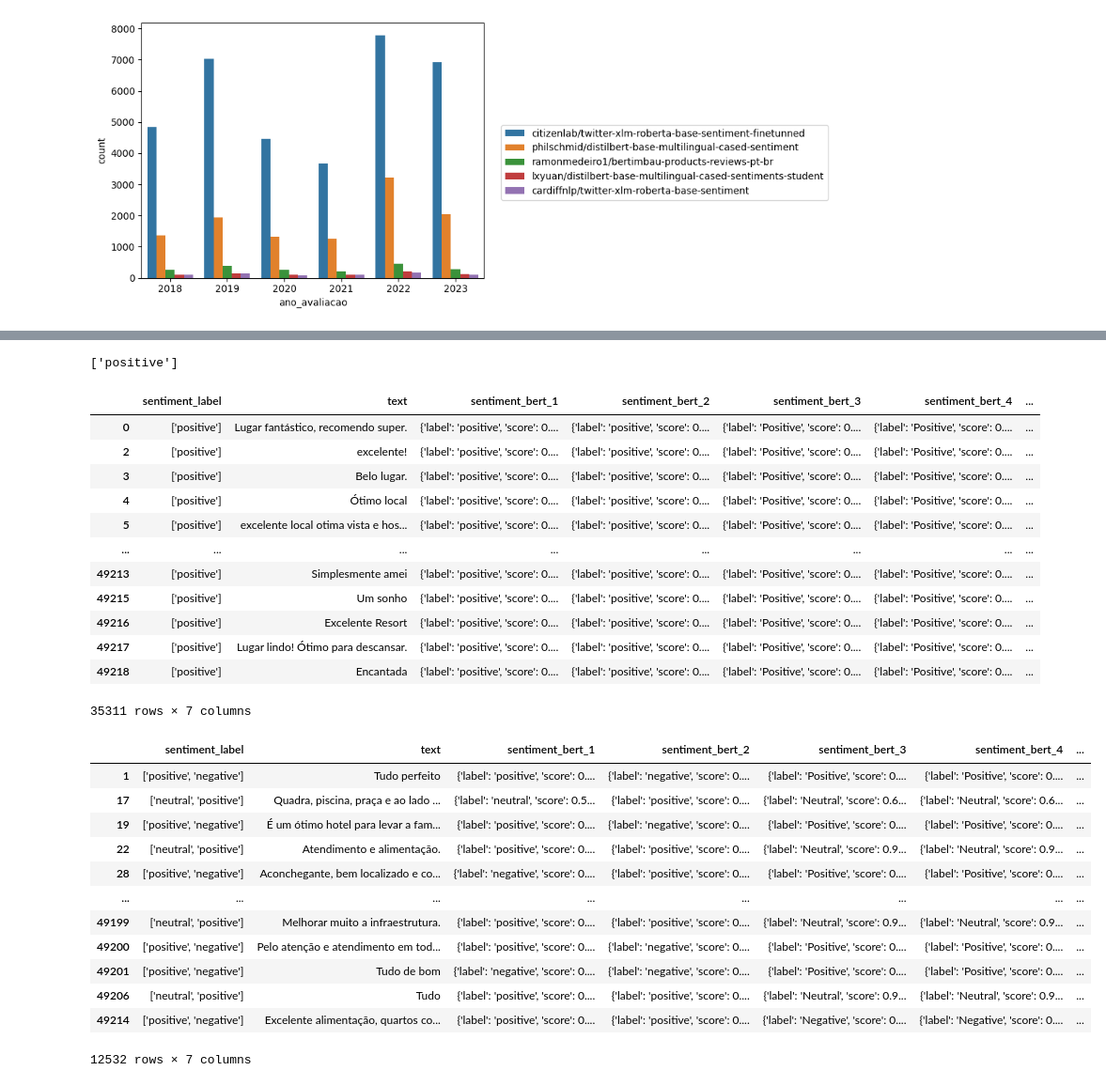
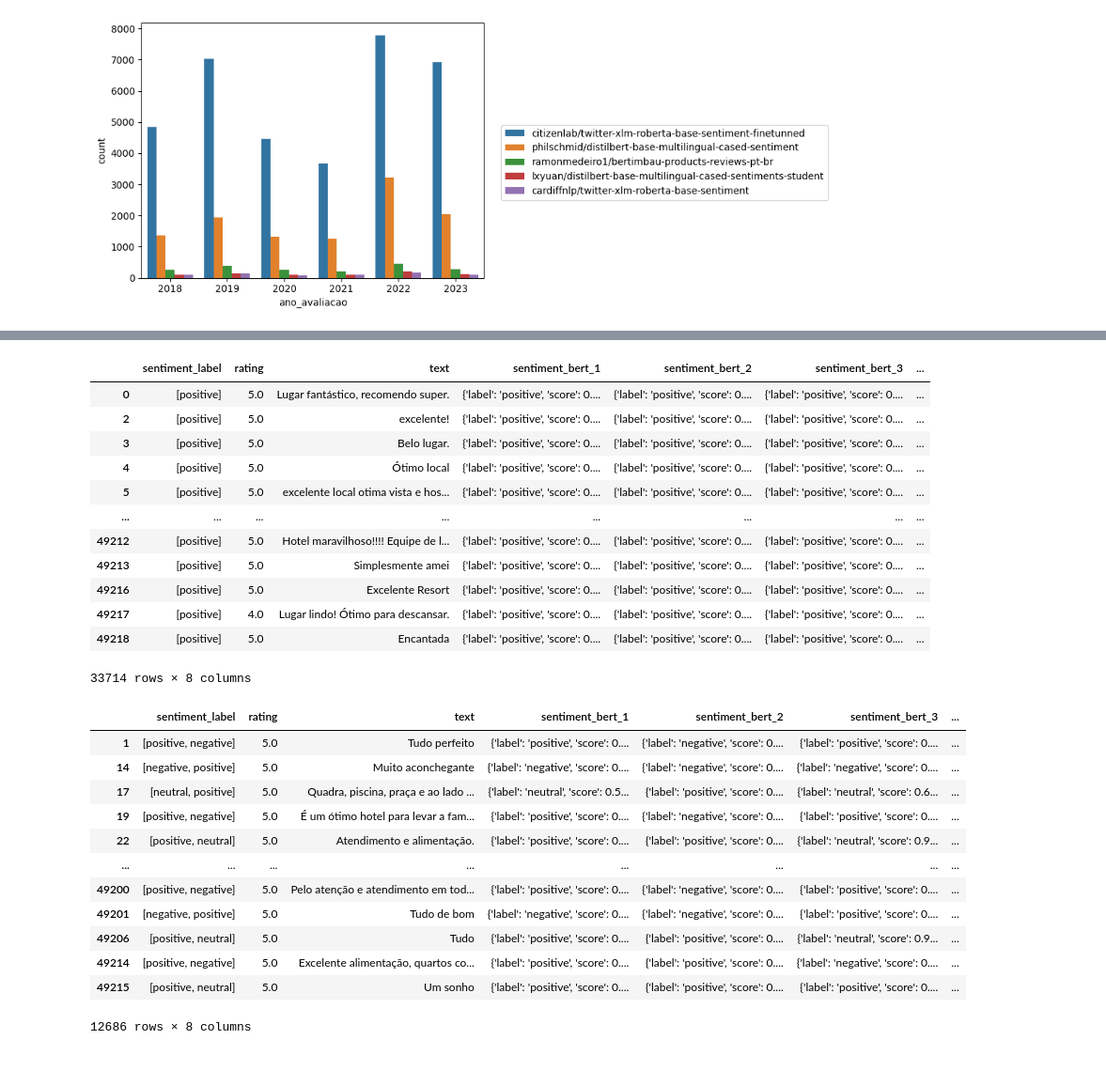
Before and after one commit to emerson-matos/tcc-notebooks, a Jupyter notebook: sentimentos/analise.ipynb, the cells around one changed output, grey strips where cells are left out. Shown: that part at 94% size. Drawn from its saved outputs; the diff is of its cells as text; code cells hidden in the pictures.

```diff
--- a/sentimentos/analise.ipynb
+++ b/sentimentos/analise.ipynb
@@ -629,39 +238,33 @@ AttributeError: ignored
-# %%
-import ast
-
-ast.literal_eval(teste['sentiment_label'][0])
-# %% [output]
-['positive']
 # %%
-teste[teste['sentiment_label'].apply(lambda x: len(ast.literal_eval(x)) == 1)][['sentiment_label', 'text', 'sentiment_bert_1', 'sentiment_bert_2', 'sentiment_bert_3', 'sentiment_bert_4','sentiment_bert_5']]
+teste[teste['sentiment_label'].apply(lambda x: len(x) == 1)][['sentiment_label', 'rating', 'text', 'sentiment_bert_1', 'sentiment_bert_2', 'sentiment_bert_3', 'sentiment_bert_4','sentiment_bert_5']]
 # %% [output]
-|  | sentiment_label | text | sentiment_bert_1 | sentiment_bert_2 | sentiment_bert_3 | sentiment_bert_4 | ... |
-| 0 | ['positive'] | Lugar fantástico, recomendo super. | {'label': 'positive', 'score': 0.... | {'label': 'positive', 'score': 0.... | {'label': 'Positive', 'score': 0.... | {'label': 'Positive', 'score': 0.... | ... |
-| 2 | ['positive'] | excelente! | {'label': 'positive', 'score': 0.... | {'label': 'positive', 'score': 0.... | {'label': 'Positive', 'score': 0.... | {'label': 'Positive', 'score': 0.... | ... |
-| 3 | ['positive'] | Belo lugar. | {'label': 'positive', 'score': 0.... | {'label': 'positive', 'score': 0.... | {'label': 'Positive', 'score': 0.... | {'label': 'Positive', 'score': 0.... | ... |
-| 4 | ['positive'] | Ótimo local | {'label': 'positive', 'score': 0.... | {'label': 'positive', 'score': 0.... | {'label': 'Positive', 'score': 0.... | {'label': 'Positive', 'score': 0.... | ... |
-| 5 | ['positive'] | excelente local otima vista e hos... | {'label': 'positive', 'score': 0.... | {'label': 'positive', 'score': 0.... | {'label': 'Positive', 'score': 0.... | {'label': 'Positive', 'score': 0.... | ... |
+|  | sentiment_label | rating | text | sentiment_bert_1 | sentiment_bert_2 | sentiment_bert_3 | ... |
+| 0 | [positive] | 5.0 | Lugar fantástico, recomendo super. | {'label': 'positive', 'score': 0.... | {'label': 'positive', 'score': 0.... | {'label': 'positive', 'score': 0.... | ... |
+| 2 | [positive] | 5.0 | excelente! | {'label': 'positive', 'score': 0.... | {'label': 'positive', 'score': 0.... | {'label': 'positive', 'score': 0.... | ... |
+| 3 | [positive] | 5.0 | Belo lugar. | {'label': 'positive', 'score': 0.... | {'label': 'positive', 'score': 0.... | {'label': 'positive', 'score': 0.... | ... |
+| 4 | [positive] | 5.0 | Ótimo local | {'label': 'positive', 'score': 0.... | {'label': 'positive', 'score': 0.... | {'label': 'positive', 'score': 0.... | ... |
+| 5 | [positive] | 5.0 | excelente local otima vista e hos... | {'label': 'positive', 'score': 0.... | {'label': 'positive', 'score': 0.... | {'label': 'positive', 'score': 0.... | ... |
 | ... | ... | ... | ... | ... | ... | ... | ... |
-| 49213 | ['positive'] | Simplesmente amei | {'label': 'positive', 'score': 0.... | {'label': 'positive', 'score': 0.... | {'label': 'Positive', 'score': 0.... | {'label': 'Positive', 'score': 0.... | ... |
-| 49215 | ['positive'] | Um sonho | {'label': 'positive', 'score': 0.... | {'label': 'positive', 'score': 0.... | {'label': 'Positive', 'score': 0.... | {'label': 'Positive', 'score': 0.... | ... |
-| 49216 | ['positive'] | Excelente Resort | {'label': 'positive', 'score': 0.... | {'label': 'positive', 'score': 0.... | {'label': 'Positive', 'score': 0.... | {'label': 'Positive', 'score': 0.... | ... |
-| 49217 | ['positive'] | Lugar lindo! Ótimo para descansar. | {'label': 'positive', 'score': 0.... | {'label': 'positive', 'score': 0.... | {'label': 'Positive', 'score': 0.... | {'label': 'Positive', 'score': 0.... | ... |
-| 49218 | ['positive'] | Encantada | {'label': 'positive', 'score': 0.... | {'label': 'positive', 'score': 0.... | {'label': 'Positive', 'score': 0.... | {'label': 'Positive', 'score': 0.... | ... |
+| 49212 | [positive] | 5.0 | Hotel maravilhoso!!!! Equipe de l... | {'label': 'positive', 'score': 0.... | {'label': 'positive', 'score': 0.... | {'label': 'positive', 'score': 0.... | ... |
+| 49213 | [positive] | 5.0 | Simplesmente amei | {'label': 'positive', 'score': 0.... | {'label': 'positive', 'score': 0.... | {'label': 'positive', 'score': 0.... | ... |
+| 49216 | [positive] | 5.0 | Excelente Resort | {'label': 'positive', 'score': 0.... | {'label': 'positive', 'score': 0.... | {'label': 'positive', 'score': 0.... | ... |
+| 49217 | [positive] | 4.0 | Lugar lindo! Ótimo para descansar. | {'label': 'positive', 'score': 0.... | {'label': 'positive', 'score': 0.... | {'label': 'positive', 'score': 0.... | ... |
+| 49218 | [positive] | 5.0 | Encantada | {'label': 'positive', 'score': 0.... | {'label': 'positive', 'score': 0.... | {'label': 'positive', 'score': 0.... | ... |
-35311 rows × 7 columns
+33714 rows × 8 columns
 # %%
-teste[teste['sentiment_label'].apply(lambda x: len(ast.literal_eval(x)) == 2)][['sentiment_label', 'text', 'sentiment_bert_1', 'sentiment_bert_2', 'sentiment_bert_3', 'sentiment_bert_4','sentiment_bert_5']]
+teste[teste['sentiment_label'].apply(lambda x: len(x) == 2)][['sentiment_label', 'rating', 'text', 'sentiment_bert_1', 'sentiment_bert_2', 'sentiment_bert_3', 'sentiment_bert_4','sentiment_bert_5']]
 # %% [output]
-|  | sentiment_label | text | sentiment_bert_1 | sentiment_bert_2 | sentiment_bert_3 | sentiment_bert_4 | ... |
-| 1 | ['positive', 'negative'] | Tudo perfeito | {'label': 'positive', 'score': 0.... | {'label': 'negative', 'score': 0.... | {'label': 'Positive', 'score': 0.... | {'label': 'Positive', 'score': 0.... | ... |
-| 17 | ['neutral', 'positive'] | Quadra, piscina, praça e ao lado ... | {'label': 'neutral', 'score': 0.5... | {'label': 'positive', 'score': 0.... | {'label': 'Neutral', 'score': 0.6... | {'label': 'Neutral', 'score': 0.6... | ... |
-| 19 | ['positive', 'negative'] | É um ótimo hotel para levar a fam... | {'label': 'positive', 'score': 0.... | {'label': 'negative', 'score': 0.... | {'label': 'Positive', 'score': 0.... | {'label': 'Positive', 'score': 0.... | ... |
-| 22 | ['neutral', 'positive'] | Atendimento e alimentação. | {'label': 'positive', 'score': 0.... | {'label': 'positive', 'score': 0.... | {'label': 'Neutral', 'score': 0.9... | {'label': 'Neutral', 'score': 0.9... | ... |
-| 28 | ['positive', 'negative'] | Aconchegante, bem localizado e co... | {'label': 'negative', 'score': 0.... | {'label': 'positive', 'score': 0.... | {'label': 'Positive', 'score': 0.... | {'label': 'Positive', 'score': 0.... | ... |
+|  | sentiment_label | rating | text | sentiment_bert_1 | sentiment_bert_2 | sentiment_bert_3 | ... |
+| 1 | [positive, negative] | 5.0 | Tudo perfeito | {'label': 'positive', 'score': 0.... | {'label': 'negative', 'score': 0.... | {'label': 'positive', 'score': 0.... | ... |
+| 14 | [negative, positive] | 5.0 | Muito aconchegante | {'label': 'negative', 'score': 0.... | {'label': 'negative', 'score': 0.... | {'label': 'negative', 'score': 0.... | ... |
+| 17 | [neutral, positive] | 5.0 | Quadra, piscina, praça e ao lado ... | {'label': 'neutral', 'score': 0.5... | {'label': 'positive', 'score': 0.... | {'label': 'neutral', 'score': 0.6... | ... |
+| 19 | [positive, negative] | 5.0 | É um ótimo hotel para levar a fam... | {'label': 'positive', 'score': 0.... | {'label': 'negative', 'score': 0.... | {'label': 'positive', 'score': 0.... | ... |
+| 22 | [positive, neutral] | 5.0 | Atendimento e alimentação. | {'label': 'positive', 'score': 0.... | {'label': 'positive', 'score': 0.... | {'label': 'neutral', 'score': 0.9... | ... |
 | ... | ... | ... | ... | ... | ... | ... | ... |
-| 49199 | ['neutral', 'positive'] | Melhorar muito a infraestrutura. | {'label': 'positive', 'score': 0.... | {'label': 'positive', 'score': 0.... | {'label': 'Neutral', 'score': 0.9... | {'label': 'Neutral', 'score': 0.9... | ... |
-| 49200 | ['positive', 'negative'] | Pelo atenção e atendimento em tod... | {'label': 'positive', 'score': 0.... | {'label': 'negative', 'score': 0.... | {'label': 'Positive', 'score': 0.... | {'label': 'Positive', 'score': 0.... | ... |
-| 49201 | ['positive', 'negative'] | Tudo de bom | {'label': 'negative', 'score': 0.... | {'label': 'negative', 'score': 0.... | {'label': 'Positive', 'score': 0.... | {'label': 'Positive', 'score': 0.... | ... |
-| 49206 | ['neutral', 'positive'] | Tudo | {'label': 'positive', 'score': 0.... | {'label': 'positive', 'score': 0.... | {'label': 'Neutral', 'score': 0.9... | {'label': 'Neutral', 'score': 0.9... | ... |
-| 49214 | ['positive', 'negative'] | Excelente alimentação, quartos co... | {'label': 'positive', 'score': 0.... | {'label': 'positive', 'score': 0.... | {'label': 'Negative', 'score': 0.... | {'label': 'Negative', 'score': 0.... | ... |
+| 49200 | [positive, negative] | 5.0 | Pelo atenção e atendimento em tod... | {'label': 'positive', 'score': 0.... | {'label': 'negative', 'score': 0.... | {'label': 'positive', 'score': 0.... | ... |
+| 49201 | [negative, positive] | 5.0 | Tudo de bom | {'label': 'negative', 'score': 0.... | {'label': 'negative', 'score': 0.... | {'label': 'positive', 'score': 0.... | ... |
+| 49206 | [positive, neutral] | 5.0 | Tudo | {'label': 'positive', 'score': 0.... | {'label': 'positive', 'score': 0.... | {'label': 'neutral', 'score': 0.9... | ... |
+| 49214 | [positive, negative] | 5.0 | Excelente alimentação, quartos co... | {'label': 'positive', 'score': 0.... | {'label': 'positive', 'score': 0.... | {'label': 'negative', 'score': 0.... | ... |
+| 49215 | [positive, neutral] | 5.0 | Um sonho | {'label': 'positive', 'score': 0.... | {'label': 'positive', 'score': 0.... | {'label': 'positive', 'score': 0.... | ... |
-12532 rows × 7 columns
+12686 rows × 8 columns
 # %%
```
Also changed, not shown: parts of 70 cells of this notebook.
